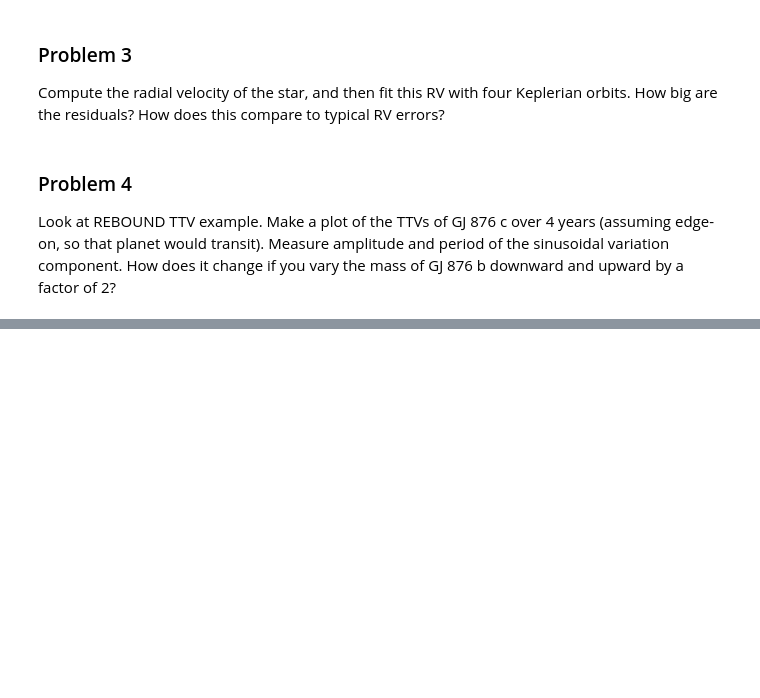
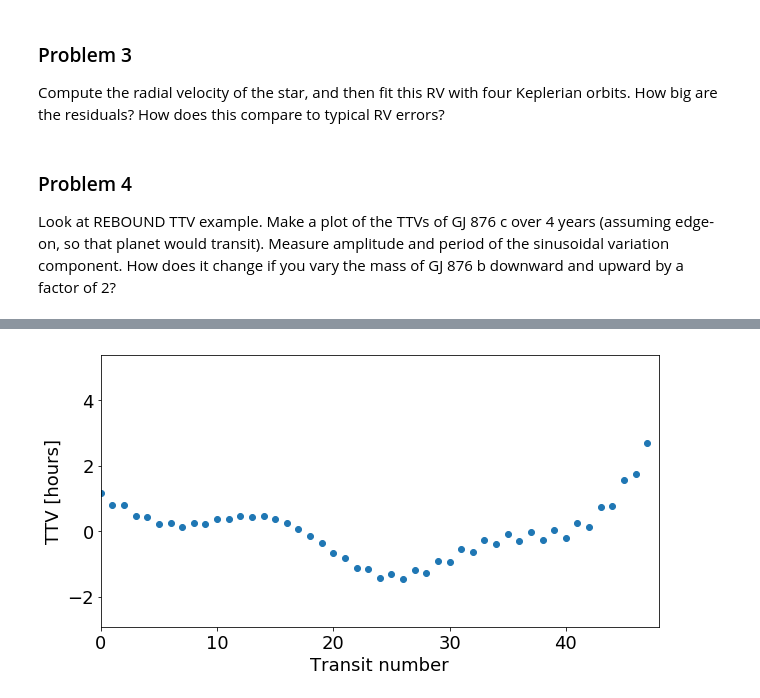
Before and after one commit to curriem/exoplanets_class, a Jupyter notebook: hw3/exoplanets_hw3.ipynb, the cells around one changed output, grey strips where cells are left out. Cells and saved outputs as stored; diff of their text form; code cells hidden in the pictures; blank space fills up the shorter version.

```diff
--- a/hw3/exoplanets_hw3.ipynb
+++ b/hw3/exoplanets_hw3.ipynb
@@ -201,2 +259,0 @@ distances, distances[np.triu_indices(5, 1)]
-# %%
-sim = run_simluation_at_inclination(planets, np.pi / 8, 1000, plot=True, num_steps=20)
@@ -209,5 +259,0 @@ sim.particles[1]
-# %%
-ref_m_sinis = [planet.m * np.sin(ref_inclination) for planet in planets]
-sim_planets = modify_masses(planets, np.pi/16, ref_m_sinis)
-print([planet.m for planet in sim_planets])
-sim = run_simulation(sim_planets, 1, 10, plot=True)
@@ -216,2 +259,0 @@ sim = run_simulation(sim_planets, 1, 10, plot=True)
-# %%
-run_simluation_at_inclination(planets, np.pi / 2, 1, 10, plot=True)
@@ -220,3 +259,0 @@ KeyboardInterrupt:
-# %%
-sim = run_simulation(planets, 1.937780, 3)
-planet_positions = [[particle.x, particle.y, particle.z] for particle in sim.particles[1:]]
@@ -235,0 +317,3 @@ Look at REBOUND TTV example.  Make a plot of the TTVs of GJ 876 c over 4 years (
+# %%
+TTV(planets, planets[2].m)
+# %% [output]
@@ -235,0 +321 @@ Look at REBOUND TTV example.  Make a plot of the TTVs of GJ 876 c over 4 years (
+[figure, added]
```
Also changed, not shown: parts of 25 cells of this notebook.
